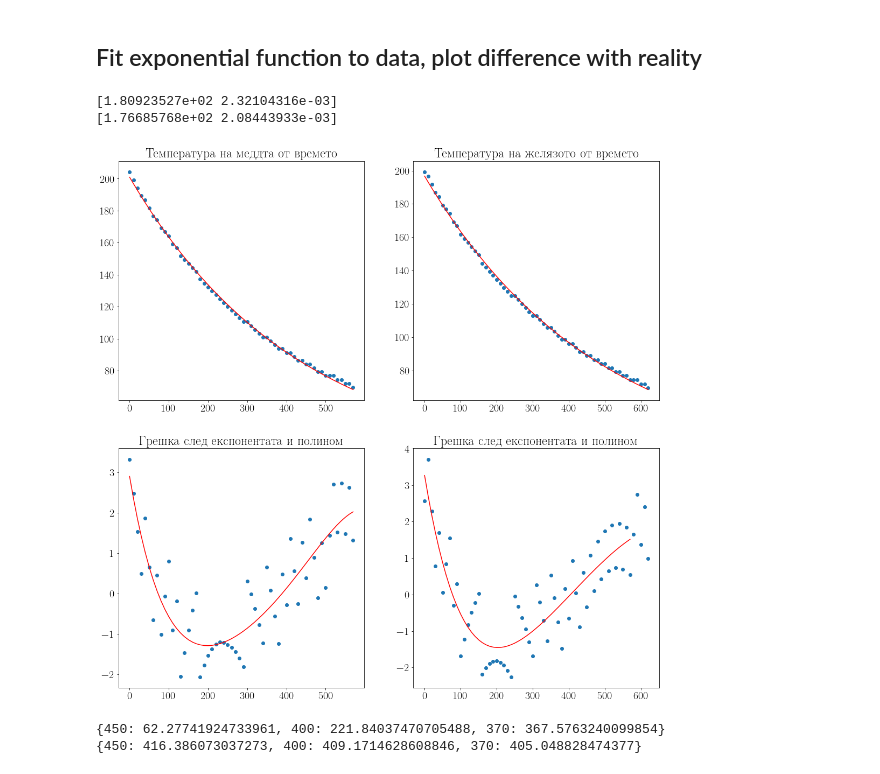
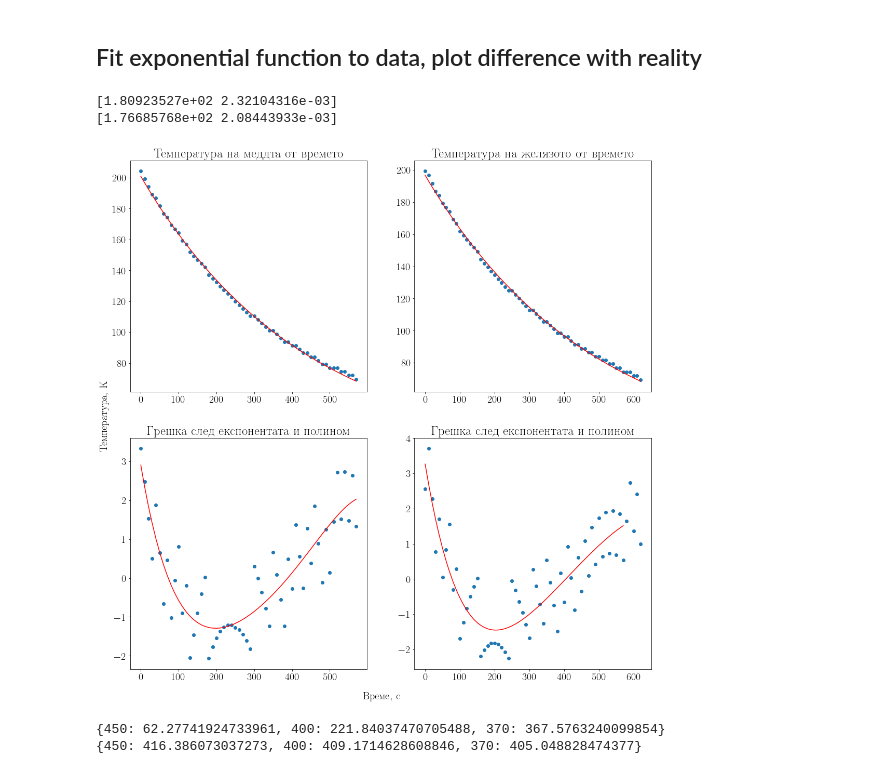
Before and after one commit to vasilNnikolov/mehanika_uprajneniq, a Jupyter notebook: 2_semestur/ohlajdaneMetali/data/anal.ipynb, the cells around one changed output. Cells and saved outputs as stored; diff of their text form; code cells hidden in the pictures.

Commit message:
added figure

```diff
--- a/2_semestur/ohlajdaneMetali/data/anal.ipynb
+++ b/2_semestur/ohlajdaneMetali/data/anal.ipynb
@@ -103,38 +103,40 @@ def polyift(X, *args):
 
 
 fig, ax = plt.subplots(2, 2, figsize=(18, 18))
 polynomial_power = 5 + 1
 
 # axis titles
+fig.text(0.5, 0.08, "Време, с", ha='center')
+fig.text(0.08, 0.5, "Температура, К", va='center', rotation='vertical')
 
 # copper plotting
-ax[0, 0].set_title("Температура на меддта от времето")
+ax[0, 0].set_title("Температура на меддта от времето", fontsize=25)
 cu_params_0 = curve_fit(y0, X_c, y_c, p0=[200, 0.001])[0]
 ax[0, 0].scatter(X_c, y_c)
 ax[0, 0].plot(X_c, y0(X_c, *cu_params_0), 'r')
 
-ax[1, 0].set_title("Грешка след експонентата и полином")
+ax[1, 0].set_title("Грешка след експонентата и полином", fontsize=25)
 ax[1, 0].scatter(X_c, y_c - y0(X_c, *cu_params_0)) # residual after first exp approximation
 poly_fit_params_cu = curve_fit(polyift, X_c, y_c - y0(X_c, *cu_params_0), p0=[0]*polynomial_power)[0]
 ax[1, 0].plot(X_c, polyift(X_c, *poly_fit_params_cu), 'r')
 
 # fe plotting
-ax[0, 1].set_title("Температура на желязото от времето")
+ax[0, 1].set_title("Температура на желязото от времето", fontsize=25)
 fe_params_0 = curve_fit(y0, X_fe, y_fe, p0=[200, 0.001])[0]
 ax[0, 1].scatter(X_fe, y_fe)
 ax[0, 1].plot(X_fe, y0(X_fe, *fe_params_0), 'r')
 
-ax[1, 1].set_title("Грешка след експонентата и полином")
+ax[1, 1].set_title("Грешка след експонентата и полином", fontsize=25)
 ax[1, 1].scatter(X_fe, y_fe - y0(X_fe, *fe_params_0)) # residual after first exp approximation
 poly_fit_params_fe = curve_fit(polyift, X_fe, y_fe - y0(X_fe, *fe_params_0), p0=[0]*polynomial_power)[0]
 ax[1, 1].plot(X_c, polyift(X_c, *poly_fit_params_fe), 'r')
 
 print(cu_params_0)
 print(fe_params_0)
 # %% [output]
 [1.80923527e+02 2.32104316e-03]
 [1.76685768e+02 2.08443933e-03]
-[figure, old version]
+[figure, new version]
 # %%
 from scipy.optimize import brentq
 
```
Also changed, not shown: 3 other files.
